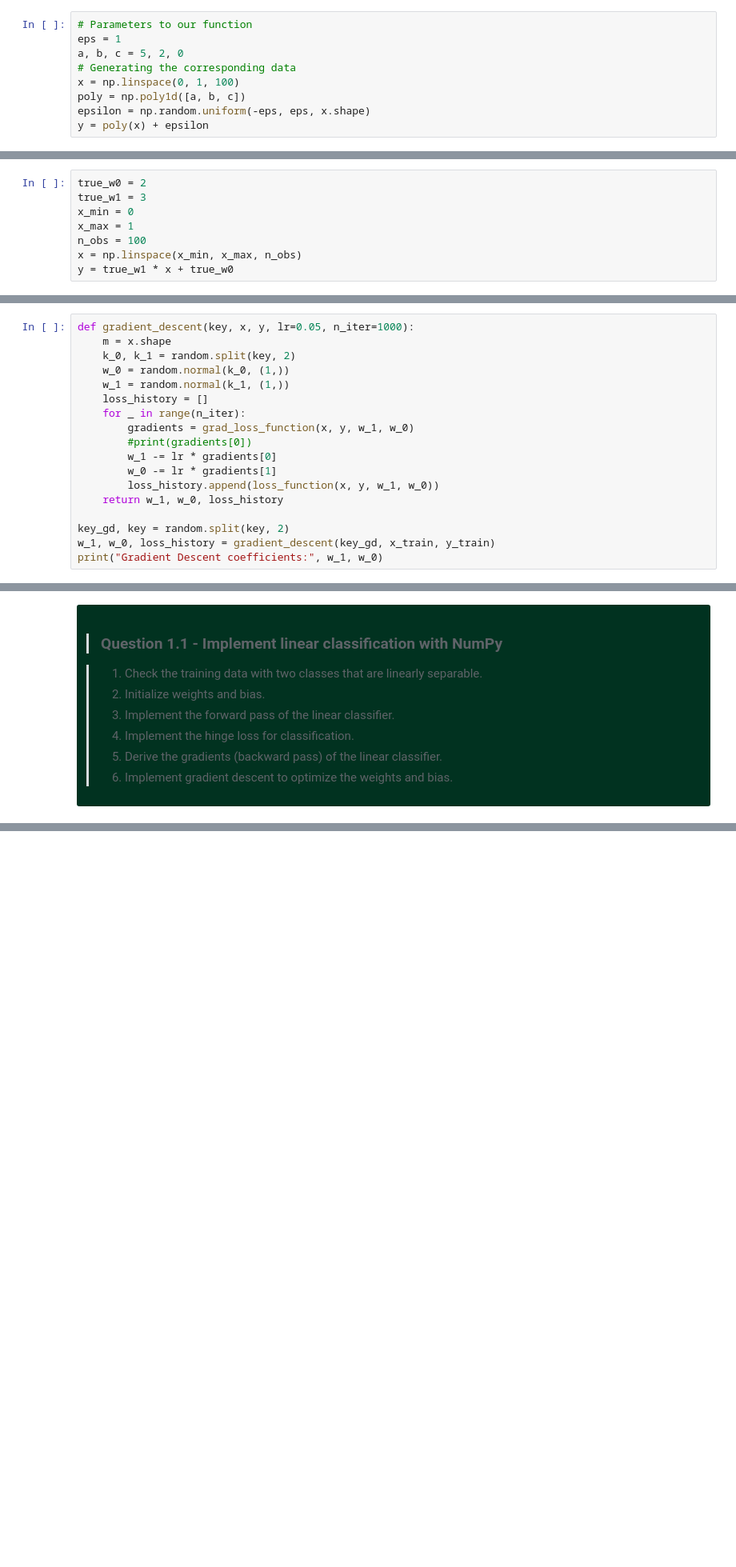
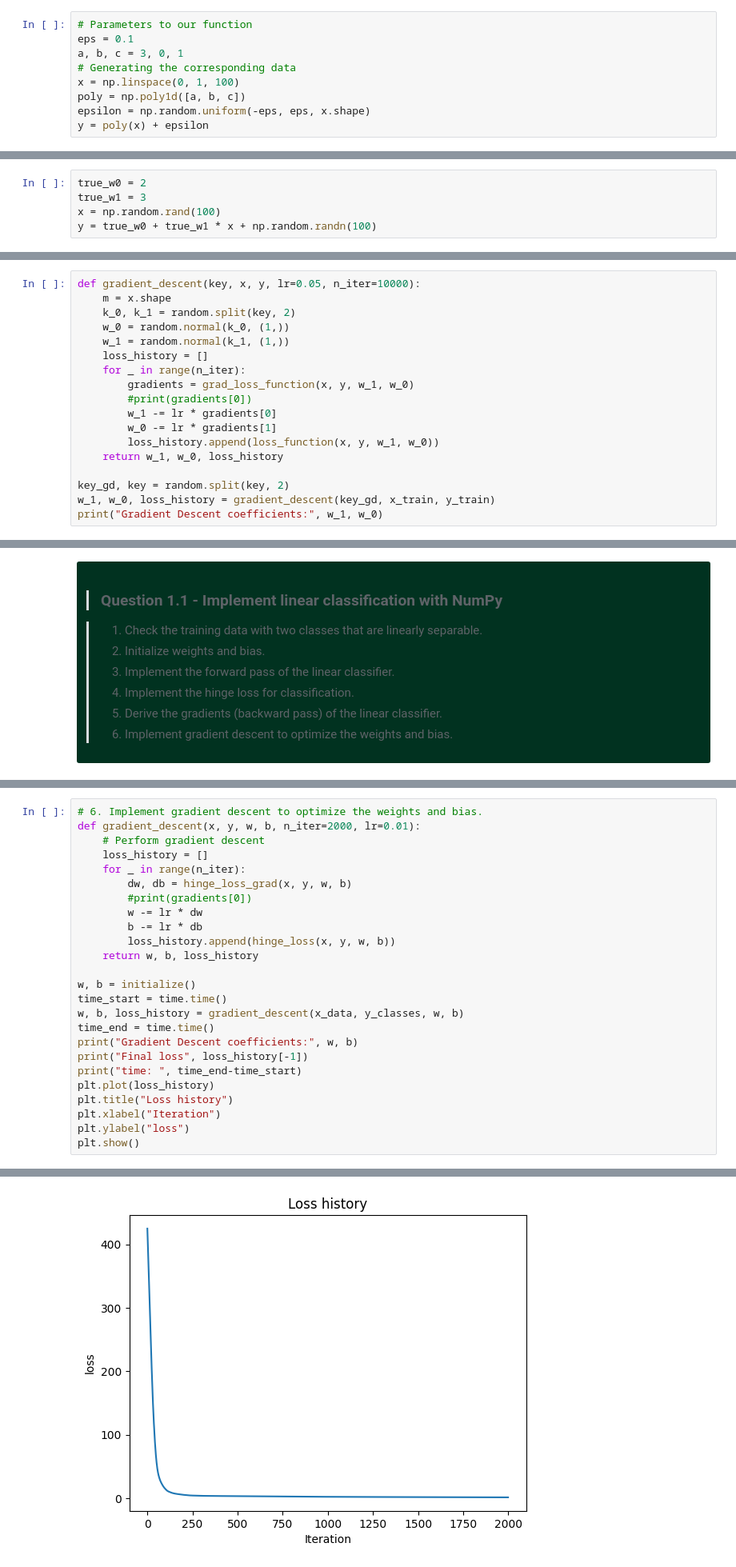
Before and after one commit to yutian-zhao/creative_ml, a Jupyter notebook: 01a_machine_learning.ipynb, the cells around one changed output, grey strips where cells are left out. Shown: that part at 80% size. Cells and saved outputs as stored; diff of their text form; blank space fills up the shorter version.

```diff
--- a/01a_machine_learning.ipynb
+++ b/01a_machine_learning.ipynb
@@ -69,8 +101,8 @@ $$
 An example of such noisy observations for different parameters is given below
 # %%
 # Parameters to our function
-eps = 1
-a, b, c = 5, 2, 0
+eps = 0.1
+a, b, c = 3, 0, 1
 # Generating the corresponding data
 x = np.linspace(0, 1, 100)
 poly = np.poly1d([a, b, c])
@@ -264,11 +279,8 @@ $$y = w^{t}_0 + w^{t}_1 x + \epsilon$$
 # %%
 true_w0 = 2
 true_w1 = 3
-x_min = 0
-x_max = 1
-n_obs = 100
-x = np.linspace(x_min, x_max, n_obs)
-y = true_w1 * x + true_w0
+x = np.random.rand(100)
+y = true_w0 + true_w1 * x + np.random.randn(100)
 # %% [markdown]
 ### Computing the MSE loss
 
@@ -430,7 +437,7 @@ grad_loss_function = jit(grad(loss_function, argnums=[2, 3]))
 
 Note that nowhere in the code do we need to explicitly define the gradients of the different variables. Yet, the optimization will be performed adequately.
 # %%
-def gradient_descent(key, x, y, lr=0.05, n_iter=1000):
+def gradient_descent(key, x, y, lr=0.05, n_iter=10000):
     m = x.shape
     k_0, k_1 = random.split(key, 2)
     w_0 = random.normal(k_0, (1,))
@@ -634,0 +622,26 @@ plt.show()
+# %%
+# 6. Implement gradient descent to optimize the weights and bias.
+def gradient_descent(x, y, w, b, n_iter=2000, lr=0.01):
+    # Perform gradient descent
+    loss_history = []
+    for _ in range(n_iter):
+        dw, db = hinge_loss_grad(x, y, w, b)
+        #print(gradients[0])
+        w -= lr * dw
+        b -= lr * db
+        loss_history.append(hinge_loss(x, y, w, b))
+    return w, b, loss_history
+
+w, b = initialize()
+time_start = time.time()
+w, b, loss_history = gradient_descent(x_data, y_classes, w, b)
+time_end = time.time()
+print("Gradient Descent coefficients:", w, b)
+print("Final loss", loss_history[-1])
+print("time: ", time_end-time_start)
+plt.plot(loss_history)
+plt.title("Loss history")
+plt.xlabel("Iteration")
+plt.ylabel("loss")
+plt.show()
+# %% [output]
@@ -634,0 +651 @@ plt.show()
+[figure, added]
```
Also changed, not shown: parts of 38 cells of this notebook, 1 other file.
